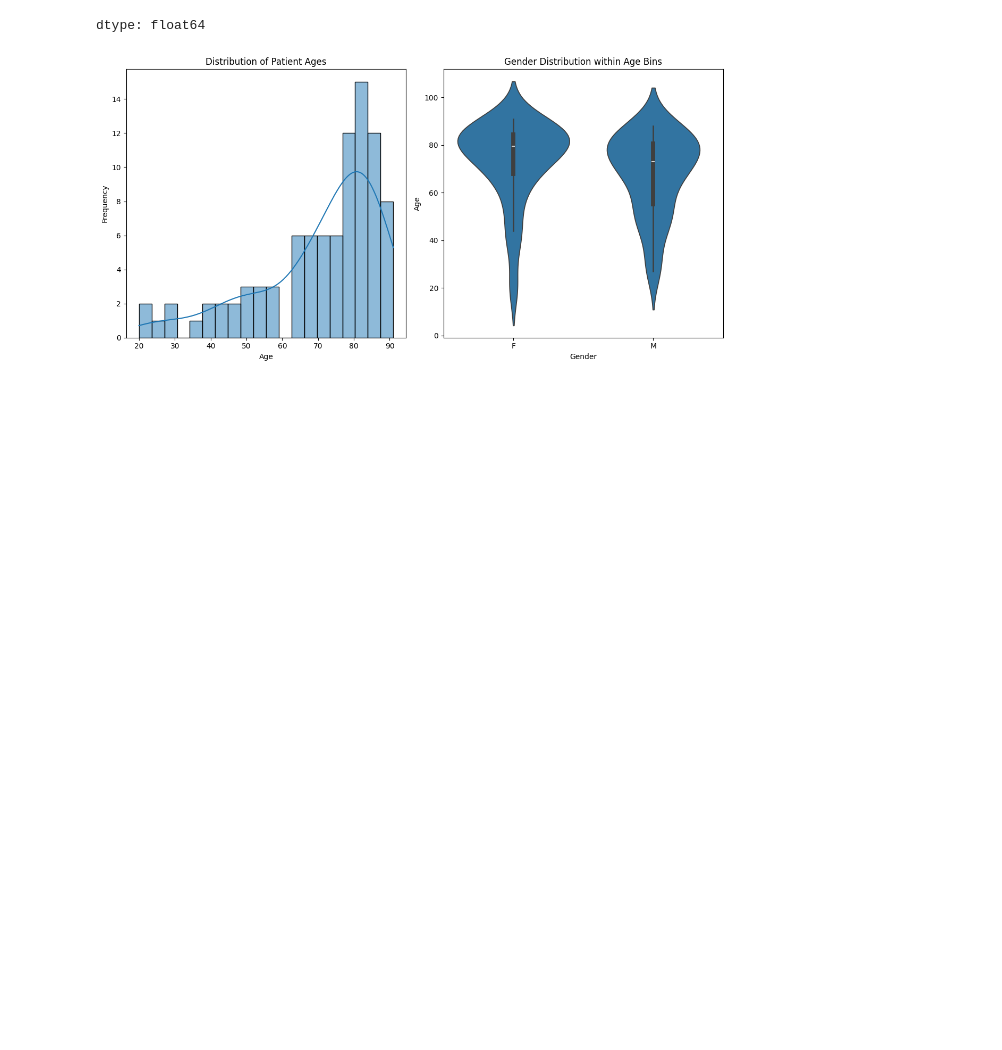
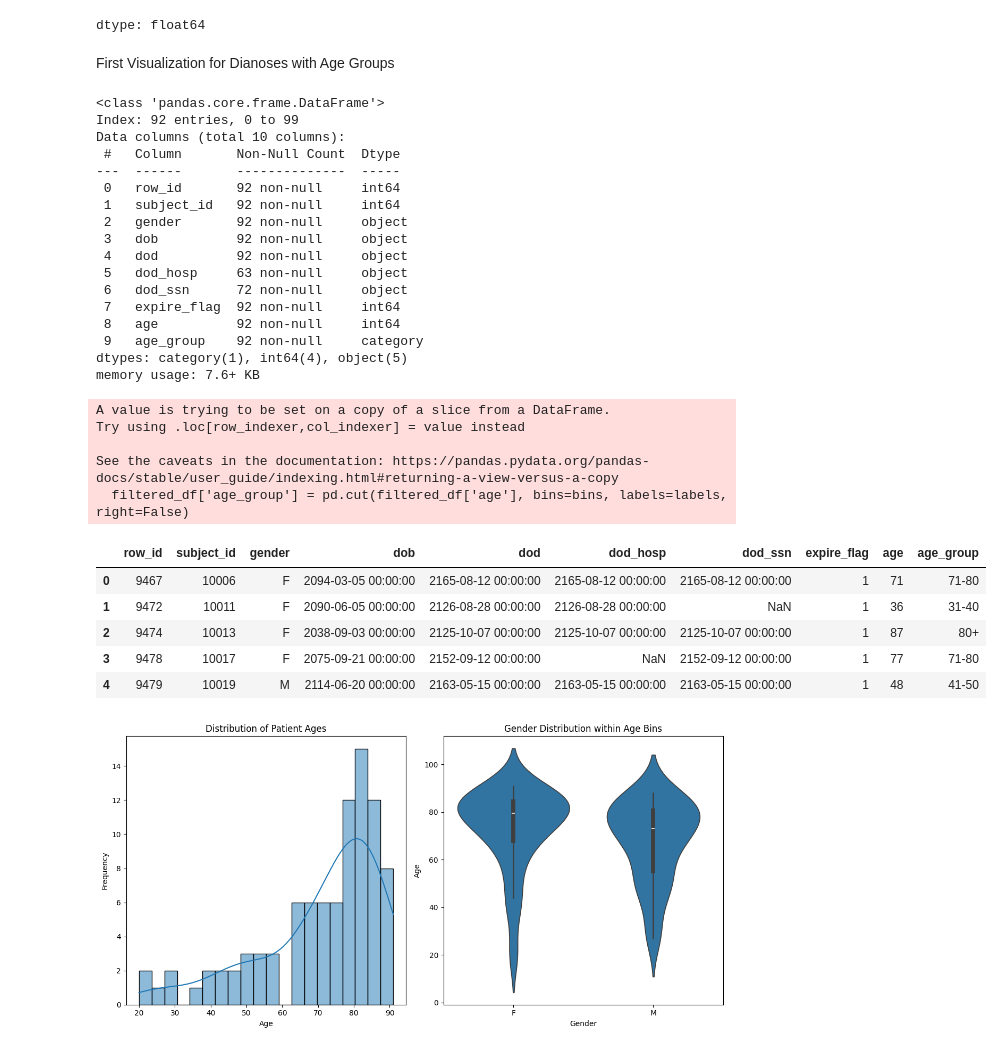
Before and after one commit to mohsinimam/AIinHealth, a Jupyter notebook: MohsinVisualizationHW.ipynb, the cells around one changed output. Saved outputs shown, nothing was run; the diff lists cells and outputs as text; code cells hidden in the pictures; blank space fills up the shorter version.

```diff
--- a/MohsinVisualizationHW.ipynb
+++ b/MohsinVisualizationHW.ipynb
@@ -153,6 +220,58 @@ filtered_df['age'].loc[df['gender'] == 'F'].describe()
 | 75% | 84.500000 |
 | max | 91.000000 |
 dtype: float64
+# %% [markdown]
+First Visualization for Dianoses with Age Groups
+# %%
+# 4. Create Age Groups using pd.cut
+# Define bins and labels
+bins = [0, 18, 30, 40, 50, 60, 70, 80, 120]
+labels = ['0-18', '19-30', '31-40', '41-50', '51-60', '61-70', '71-80', '80+']
+
+filtered_df['age_group'] = pd.cut(filtered_df['age'], bins=bins, labels=labels, right=False)
+filtered_df.info()
+filtered_df.head()
+#['age_group'] = pd.cut(df_analysis['age'], bins=bins, labels=labels, right=False)
+
+# 5. Merge with Diagnoses for the next step
+# Merging on 'hadm_id' and 'subject_id' to link specific diagnoses to the admission
+#.  #df_diagnoses_age = pd.merge(df_analysis, diagnoses, on=['hadm_id', 'subject_id'], how='inner')
+
+# Display the resulting dataframe with age groups
+#.   #print("Data with Age Groups:")
+#.    #display(df_diagnoses_age[['subject_id', 'age', 'age_group', 'icd9_code']].head())
+
+#. print("\nAge Group Distribution (Admissions):")
+#. display(df_analysis['age_group'].value_counts().sort_index())
+# %% [output]
+<class 'pandas.core.frame.DataFrame'>
+Index: 92 entries, 0 to 99
+Data columns (total 10 columns):
+ #   Column       Non-Null Count  Dtype
+---  ------       --------------  -----
+ 0   row_id       92 non-null     int64
+ 1   subject_id   92 non-null     int64
+ 2   gender       92 non-null     object
+ 3   dob          92 non-null     object
+ 4   dod          92 non-null     object
+ 5   dod_hosp     63 non-null     object
+ 6   dod_ssn      72 non-null     object
+ 7   expire_flag  92 non-null     int64
+ 8   age          92 non-null     int64
+ 9   age_group    92 non-null     category
+dtypes: category(1), int64(4), object(5)
+memory usage: 7.6+ KB
+A value is trying to be set on a copy of a slice from a DataFrame.
+Try using .loc[row_indexer,col_indexer] = value instead
+
+See the caveats in the documentation: https://pandas.pydata.org/pandas-docs/stable/user_guide/indexing.html#returning-a-view-versus-a-copy
+  filtered_df['age_group'] = pd.cut(filtered_df['age'], bins=bins, labels=labels, right=False)
+|  | row_id | subject_id | gender | dob | dod | dod_hosp | dod_ssn | expire_flag | age | age_group |
+| 0 | 9467 | 10006 | F | 2094-03-05 00:00:00 | 2165-08-12 00:00:00 | 2165-08-12 00:00:00 | 2165-08-12 00:00:00 | 1 | 71 | 71-80 |
+| 1 | 9472 | 10011 | F | 2090-06-05 00:00:00 | 2126-08-28 00:00:00 | 2126-08-28 00:00:00 | NaN | 1 | 36 | 31-40 |
+| 2 | 9474 | 10013 | F | 2038-09-03 00:00:00 | 2125-10-07 00:00:00 | 2125-10-07 00:00:00 | 2125-10-07 00:00:00 | 1 | 87 | 80+ |
+| 3 | 9478 | 10017 | F | 2075-09-21 00:00:00 | 2152-09-12 00:00:00 | NaN | 2152-09-12 00:00:00 | 1 | 77 | 71-80 |
+| 4 | 9479 | 10019 | M | 2114-06-20 00:00:00 | 2163-05-15 00:00:00 | 2163-05-15 00:00:00 | 2163-05-15 00:00:00 | 1 | 48 | 41-50 |
 # %%
 # Create a figure with two subplots
 plt.figure(figsize=(12, 6))
```
Also changed, not shown: parts of 17 cells of this notebook.
